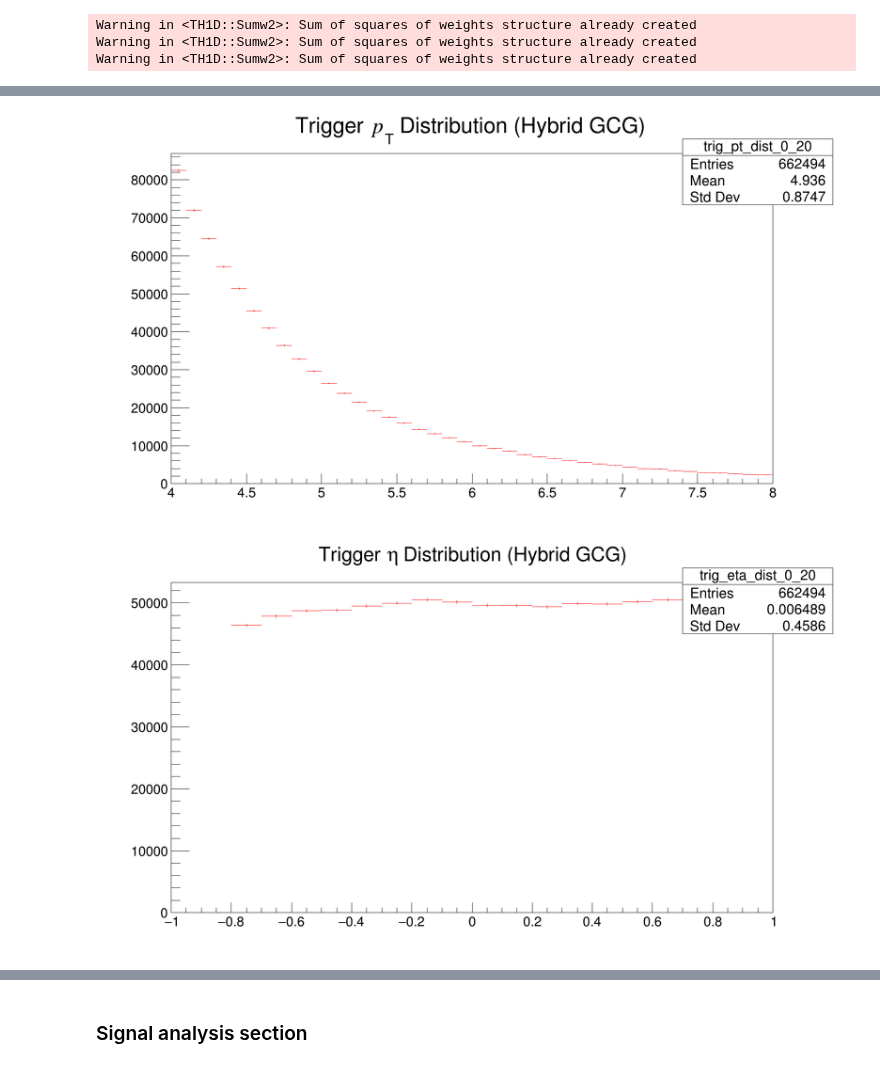
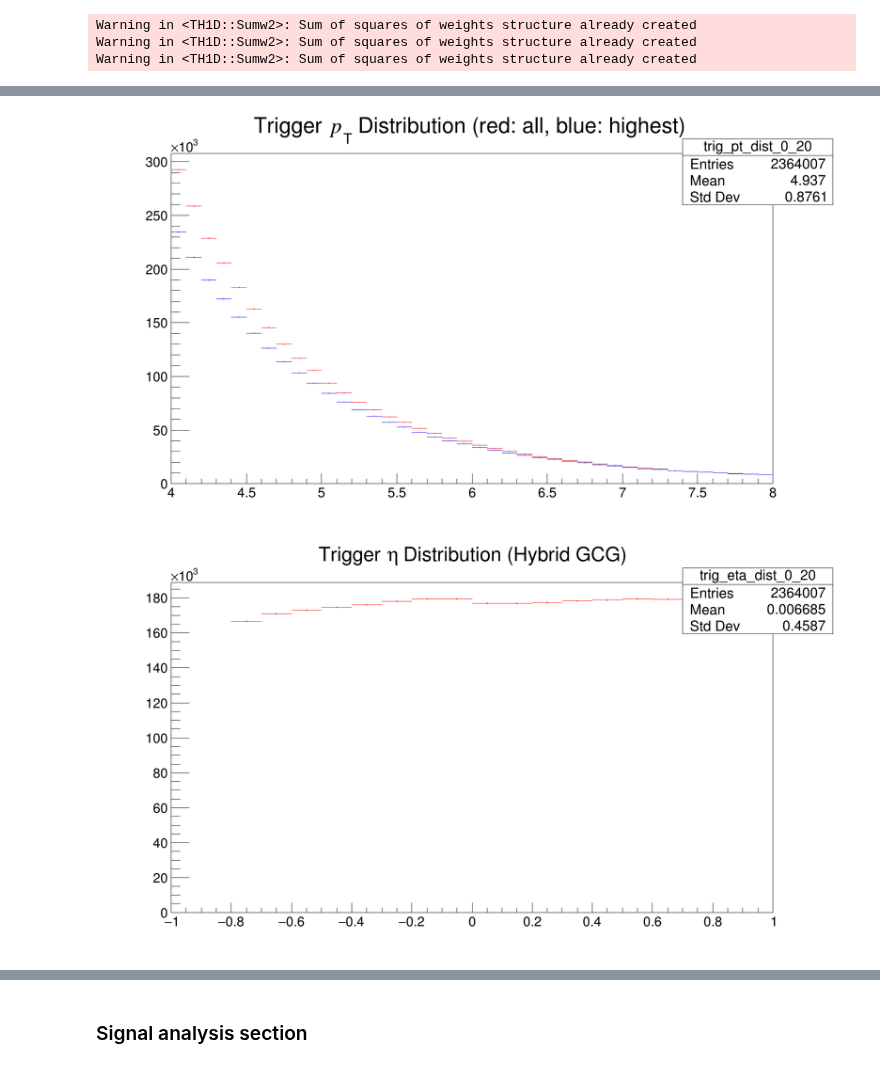
Before and after one commit to rhanniga/lambda-over-hadron, a Jupyter notebook: data/offline/full_offline_analysis.ipynb, the cells around one changed output, grey strips where cells are left out. Cells and saved outputs as stored; diff of their text form; code cells hidden in the pictures.

Commit message:
added single trigger analysis to notebook

```diff
--- a/data/offline/full_offline_analysis.ipynb
+++ b/data/offline/full_offline_analysis.ipynb
@@ -78,12 +78,12 @@ def make_mixed_corrections(same, mixed, mass_low=1.11, mass_high=1.12, is_hh=Fal
 # 0-20 setup
 # %%
 # input_file_0_20 = rt.TFile("../online/output/cent_0_20.root")
-input_file_0_20 = rt.TFile("../online/output/sumw2_cent_0_20-1.root")
-# input_file_0_20 = rt.TFile("~/Downloads/AnalysisResults-16.root")
+input_file_0_20 = rt.TFile("../online/AnalysisResults.root")
 input_list_0_20 = input_file_0_20.Get("h-lambda")
 input_file_0_20.Close()
 # %%
 trig_dist_0_20 = input_list_0_20.FindObject("fTriggerDistEff")
+trig_dist_0_20_highest_pt = input_list_0_20.FindObject("fTriggerDistEff_highestPt")
 lambda_dist_0_20 = input_list_0_20.FindObject("fTriggeredLambdaDist")
 # %%
 h_h_0_20 = input_list_0_20.FindObject("fDphiHHEff")
@@ -135,3 +147,20 @@ trig_eta_dist_0_20.SetLineColor(rt.kRed)
 Warning in <TH1D::Sumw2>: Sum of squares of weights structure already created
 Warning in <TH1D::Sumw2>: Sum of squares of weights structure already created
 Warning in <TH1D::Sumw2>: Sum of squares of weights structure already created
+# %%
+trig_pt_dist_0_20_highest_pt = trig_dist_0_20_highest_pt.Projection(0).Clone("trig_pt_dist_0_20_highest_pt")
+trig_phi_dist_0_20_highest_pt = trig_dist_0_20_highest_pt.Projection(1).Clone("trig_phi_dist_0_20_highest_pt")
+trig_eta_dist_0_20_highest_pt = trig_dist_0_20_highest_pt.Projection(2).Clone("trig_eta_dist_0_20_highest_pt")
+trig_2d_dist_0_20_highest_pt = trig_dist_0_20_highest_pt.Projection(0, 3).Clone("trig_2d_dist_0_20_highest_pt")
+
+trig_pt_dist_0_20_highest_pt.SetTitle("Trigger #font[12]{p}_{T} Distribution (red: all, blue: highest)")
+trig_pt_dist_0_20_highest_pt.Sumw2()
+trig_pt_dist_0_20_highest_pt.SetLineColor(rt.kRed)
+
+trig_phi_dist_0_20_highest_pt.SetTitle("Trigger #varphi Distribution (Hybrid GCG)")
+trig_phi_dist_0_20_highest_pt.Sumw2()
+trig_phi_dist_0_20_highest_pt.SetLineColor(rt.kRed)
+
+trig_eta_dist_0_20_highest_pt.SetTitle("Trigger #eta Distribution (Hybrid GCG)")
+trig_eta_dist_0_20_highest_pt.Sumw2()
+trig_eta_dist_0_20_highest_pt.SetLineColor(rt.kRed)
@@ -141,13 +175,15 @@ num_trigs_0_20 = trig_2d_dist_0_20.Integral()
 # %%
 trig_pt_dist_0_20.Draw()
+trig_pt_dist_0_20_highest_pt.SetLineColor(rt.kBlue)
+trig_pt_dist_0_20_highest_pt.Draw("SAME")
 c.Draw()
 # %% [output]
-[figure, old version]
+[figure, new version]
 # %%
 trig_eta_dist_0_20.Draw()
 c.Draw()
 # %% [output]
-[figure, old version]
+[figure, new version]
 # %%
 trig_phi_dist_0_20.Draw()
 c.Draw()
```
Also changed, not shown: parts of 50 cells of this notebook.
